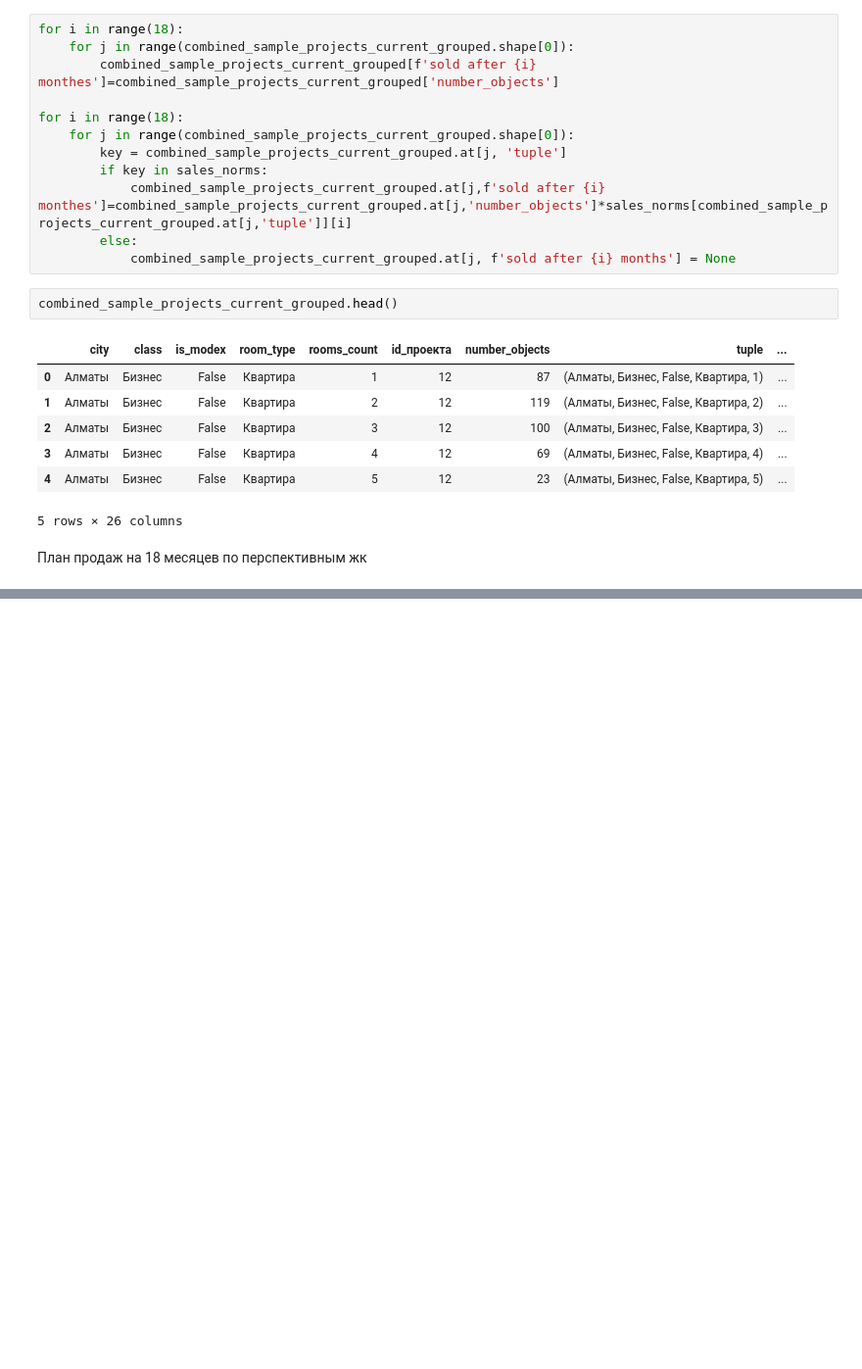
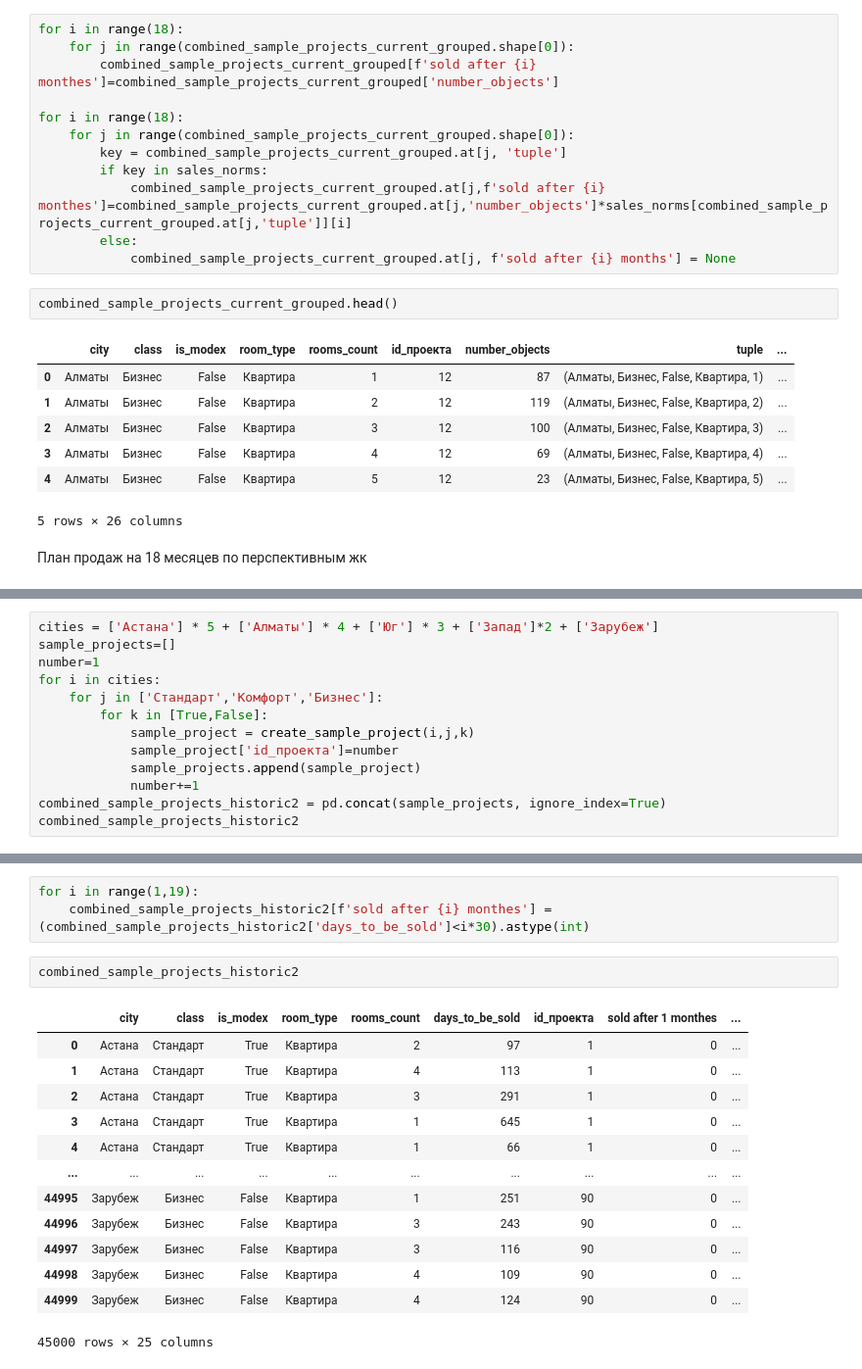
Before and after one commit to anuar1302/predicting_flats_sales, a Jupyter notebook: take_home.ipynb, the cells around one changed output, grey strips where cells are left out. Shown at 98% size. Drawn from its saved outputs; the diff is of its cells as text; blank space fills up the shorter version.

```diff
--- a/take_home.ipynb
+++ b/take_home.ipynb
@@ -599,0 +602,13 @@ combined_sample_projects_current_grouped.head()
+# %%
+cities = ['Астана'] * 5 + ['Алматы'] * 4 + ['Юг'] * 3 + ['Запад']*2 + ['Зарубеж']
+sample_projects=[]
+number=1
+for i in cities:
+    for j in ['Стандарт','Комфорт','Бизнес']:
+        for k in [True,False]:
+            sample_project = create_sample_project(i,j,k)
+            sample_project['id_проекта']=number
+            sample_projects.append(sample_project)
+            number+=1
+combined_sample_projects_historic2 = pd.concat(sample_projects, ignore_index=True)
+combined_sample_projects_historic2
@@ -599,0 +629,19 @@ combined_sample_projects_current_grouped.head()
+# %%
+for i in range(1,19):
+    combined_sample_projects_historic2[f'sold after {i} monthes'] = (combined_sample_projects_historic2['days_to_be_sold']<i*30).astype(int)
+# %%
+combined_sample_projects_historic2
+# %% [output]
+|  | city | class | is_modex | room_type | rooms_count | days_to_be_sold | id_проекта | sold after 1 monthes | ... |
+| 0 | Астана | Стандарт | True | Квартира | 2 | 97 | 1 | 0 | ... |
+| 1 | Астана | Стандарт | True | Квартира | 4 | 113 | 1 | 0 | ... |
+| 2 | Астана | Стандарт | True | Квартира | 3 | 291 | 1 | 0 | ... |
+| 3 | Астана | Стандарт | True | Квартира | 1 | 645 | 1 | 0 | ... |
+| 4 | Астана | Стандарт | True | Квартира | 1 | 66 | 1 | 0 | ... |
+| ... | ... | ... | ... | ... | ... | ... | ... | ... | ... |
+| 44995 | Зарубеж | Бизнес | False | Квартира | 1 | 251 | 90 | 0 | ... |
+| 44996 | Зарубеж | Бизнес | False | Квартира | 3 | 243 | 90 | 0 | ... |
+| 44997 | Зарубеж | Бизнес | False | Квартира | 3 | 116 | 90 | 0 | ... |
+| 44998 | Зарубеж | Бизнес | False | Квартира | 4 | 109 | 90 | 0 | ... |
+| 44999 | Зарубеж | Бизнес | False | Квартира | 4 | 124 | 90 | 0 | ... |
+45000 rows × 25 columns
```
Also changed, not shown: parts of 4 cells of this notebook.
